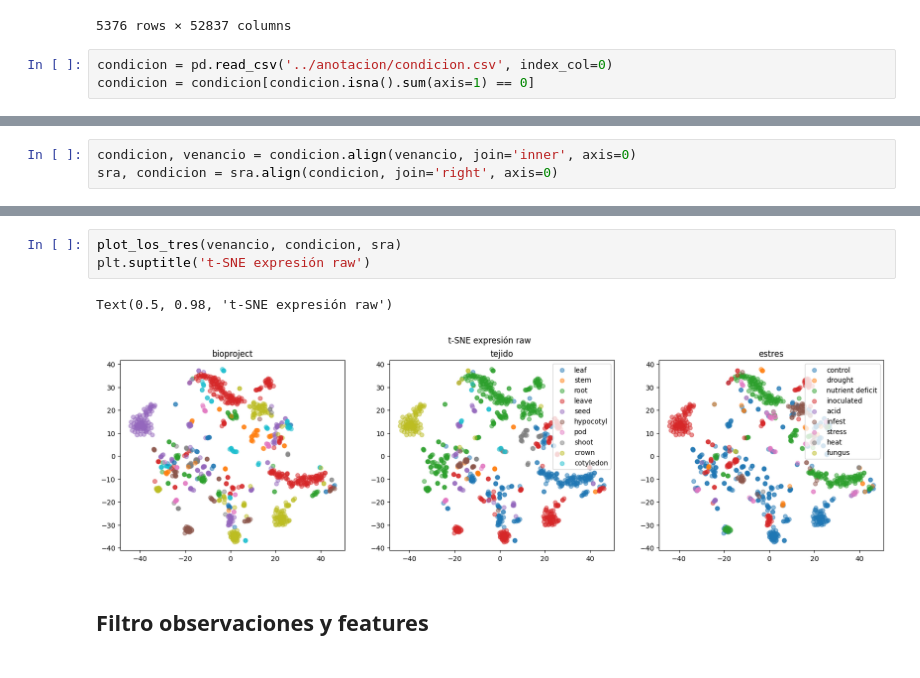
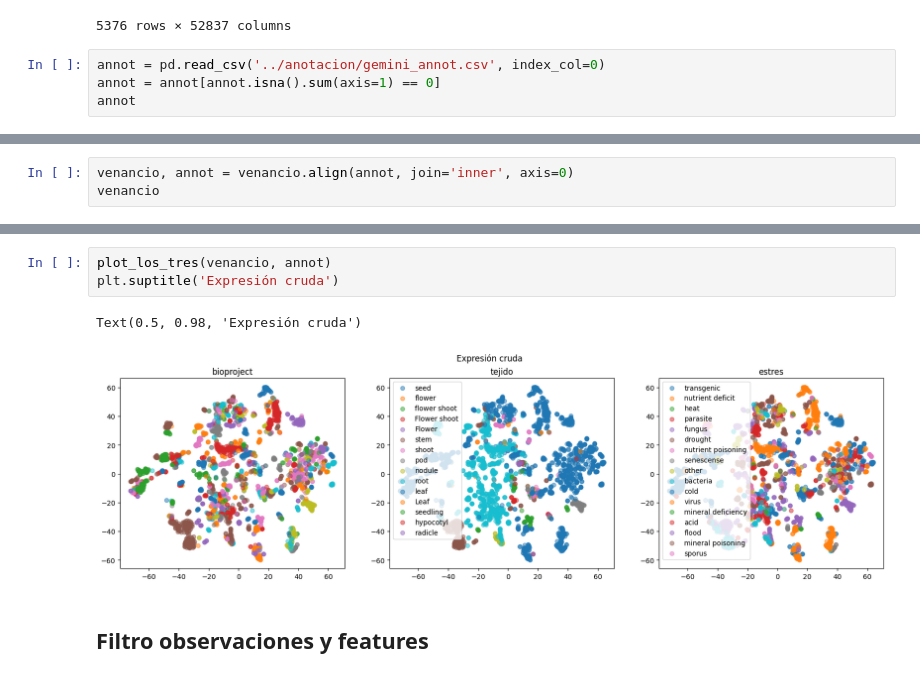
Before and after one commit to freire-guido/soy-biomarkers, a Jupyter notebook: modelado/preprocesado.ipynb, the cells around one changed output, grey strips where cells are left out. Drawn from its saved outputs; the diff is of its cells as text.

```diff
--- a/modelado/preprocesado.ipynb
+++ b/modelado/preprocesado.ipynb
@@ -23,5 +23,6 @@ venancio
 | SAMN09295130 | 0.000000 | 0.000000 | 0.000000 | 0.000000 | 0.000000 | ... |
 5376 rows × 52837 columns
 # %%
-condicion = pd.read_csv('../anotacion/condicion.csv', index_col=0)
-condicion = condicion[condicion.isna().sum(axis=1) == 0]
+annot = pd.read_csv('../anotacion/gemini_annot.csv', index_col=0)
+annot = annot[annot.isna().sum(axis=1) == 0]
+annot
@@ -46,3 +44,3 @@ sra
-# %%
-condicion, venancio = condicion.align(venancio, join='inner', axis=0)
-sra, condicion = sra.align(condicion, join='right', axis=0)
+# %%
+venancio, annot = venancio.align(annot, join='inner', axis=0)
+venancio
@@ -49,9 +62,9 @@ sra, condicion = sra.align(condicion, join='right', axis=0)
 # %%
-plot_los_tres(venancio, condicion, sra)
-plt.suptitle('t-SNE expresión raw')
+plot_los_tres(venancio, annot)
+plt.suptitle('Expresión cruda')
 # %% [output]
-Text(0.5, 0.98, 't-SNE expresión raw')
+Text(0.5, 0.98, 'Expresión cruda')
-[figure, old version]
+[figure, new version]
 # %% [markdown]
 ## Filtro observaciones y features
 # %% [markdown]
```
Also changed, not shown: parts of 16 cells of this notebook, 5 other files.
